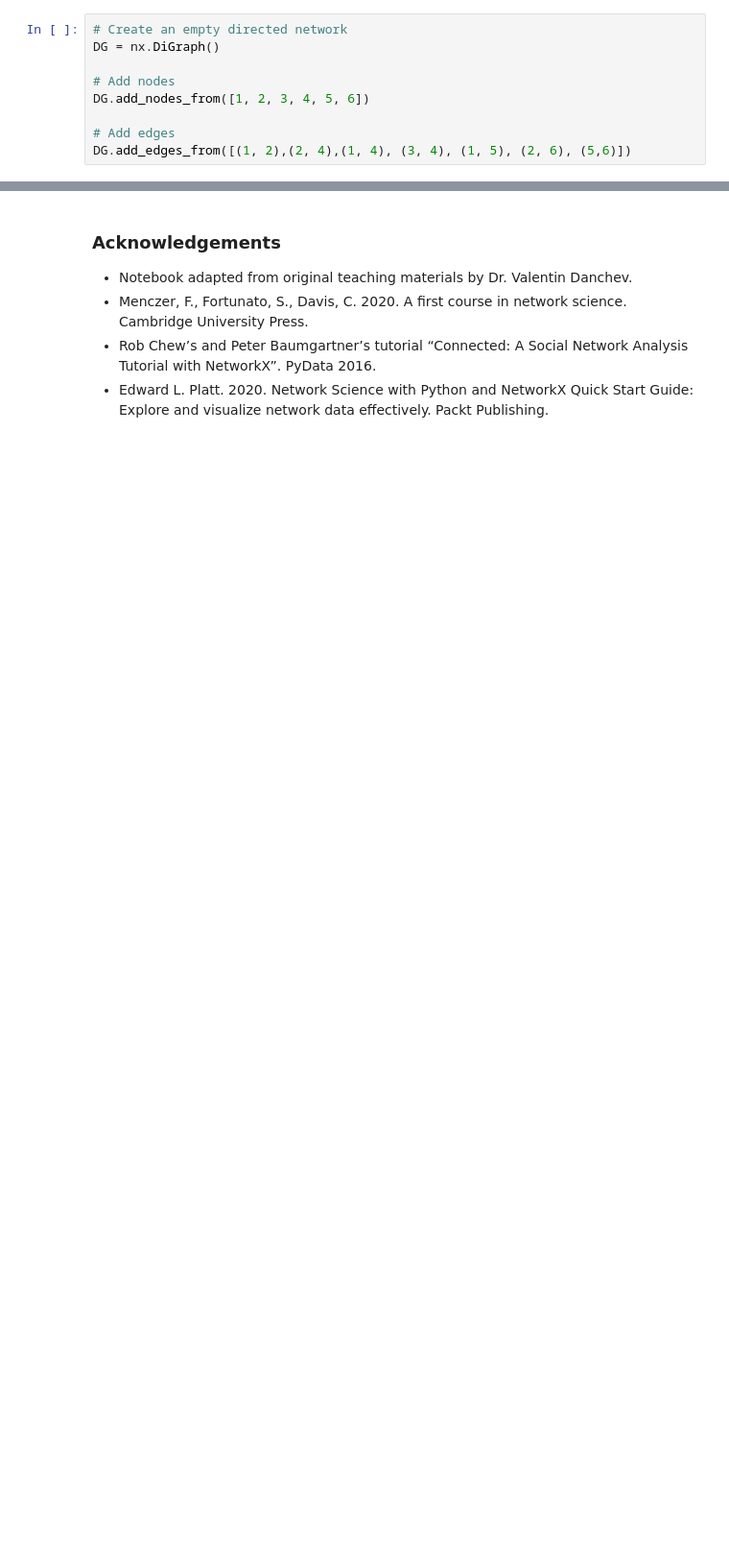
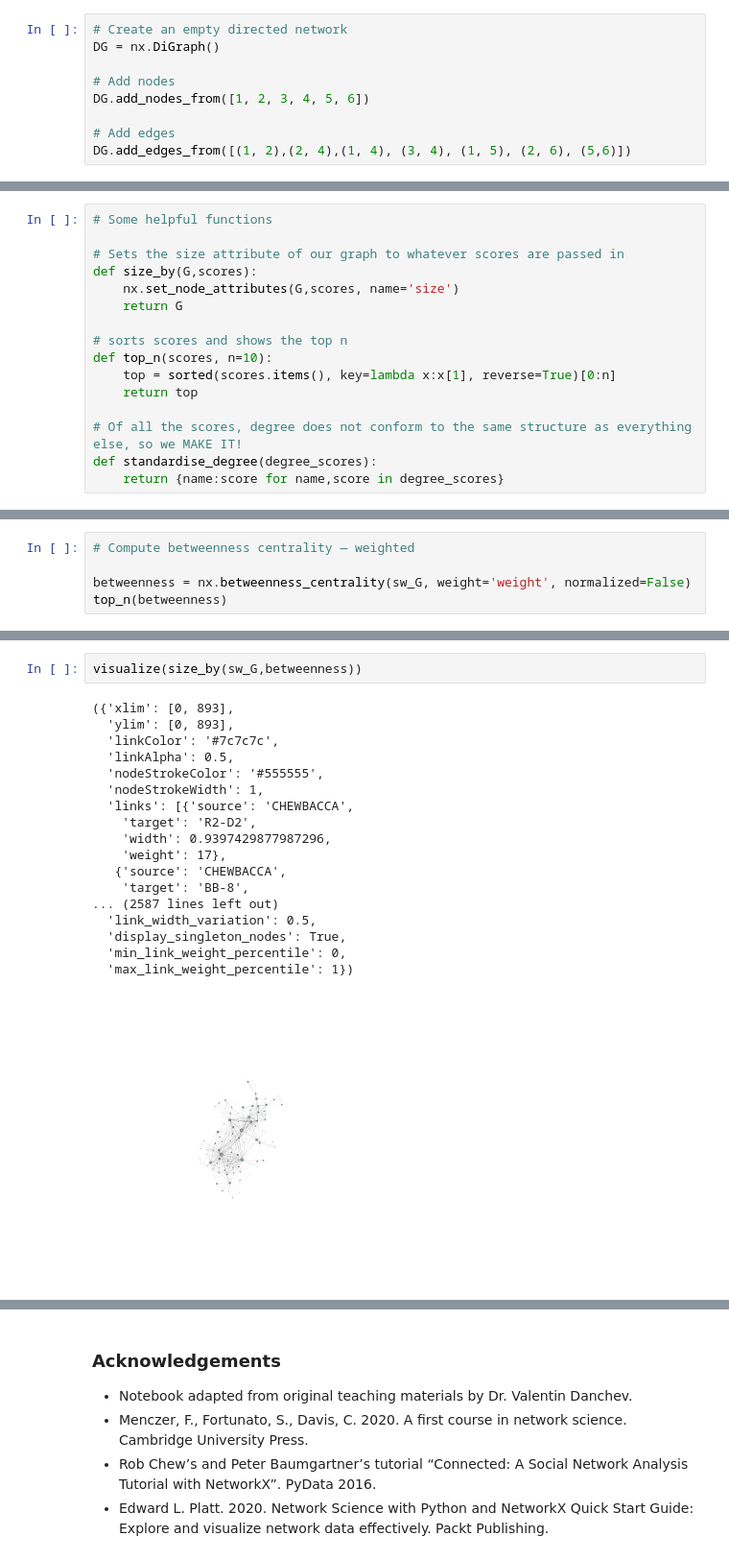
Before and after one commit to Minyall/sc207_materials, a Jupyter notebook: 8-9_social_networks/9-networkx-full.ipynb, the cells around one changed output, grey strips where cells are left out. Shown at 96% size. Saved outputs shown, nothing was run; the diff lists cells and outputs as text; blank space fills up the shorter version.

```diff
--- a/8-9_social_networks/9-networkx-full.ipynb
+++ b/8-9_social_networks/9-networkx-full.ipynb
@@ -556,0 +269,16 @@ nx.shortest_path(gsw, 'LUKE','DARTH VADER')
+# %%
+# Some helpful functions
+
+# Sets the size attribute of our graph to whatever scores are passed in
+def size_by(G,scores):
+    nx.set_node_attributes(G,scores, name='size')
+    return G
+
+# sorts scores and shows the top n
+def top_n(scores, n=10):
+    top = sorted(scores.items(), key=lambda x:x[1], reverse=True)[0:n]
+    return top
+
+# Of all the scores, degree does not conform to the same structure as everything else, so we MAKE IT!
+def standardise_degree(degree_scores):
+    return {name:score for name,score in degree_scores}
@@ -556,0 +320,5 @@ nx.shortest_path(gsw, 'LUKE','DARTH VADER')
+# %%
+# Compute betweenness centrality — weighted
+
+betweenness = nx.betweenness_centrality(sw_G, weight='weight', normalized=False)
+top_n(betweenness)
@@ -556,0 +336,21 @@ nx.shortest_path(gsw, 'LUKE','DARTH VADER')
+# %%
+visualize(size_by(sw_G,betweenness))
+# %% [output]
+({'xlim': [0, 893],
+  'ylim': [0, 893],
+  'linkColor': '#7c7c7c',
+  'linkAlpha': 0.5,
+  'nodeStrokeColor': '#555555',
+  'nodeStrokeWidth': 1,
+  'links': [{'source': 'CHEWBACCA',
+    'target': 'R2-D2',
+    'width': 0.9397429877987296,
+    'weight': 17},
+   {'source': 'CHEWBACCA',
+    'target': 'BB-8',
+... (2587 lines left out)
+  'link_width_variation': 0.5,
+  'display_singleton_nodes': True,
+  'min_link_weight_percentile': 0,
+  'max_link_weight_percentile': 1})
+[figure, added]
```
Also changed, not shown: parts of 80 cells of this notebook.
